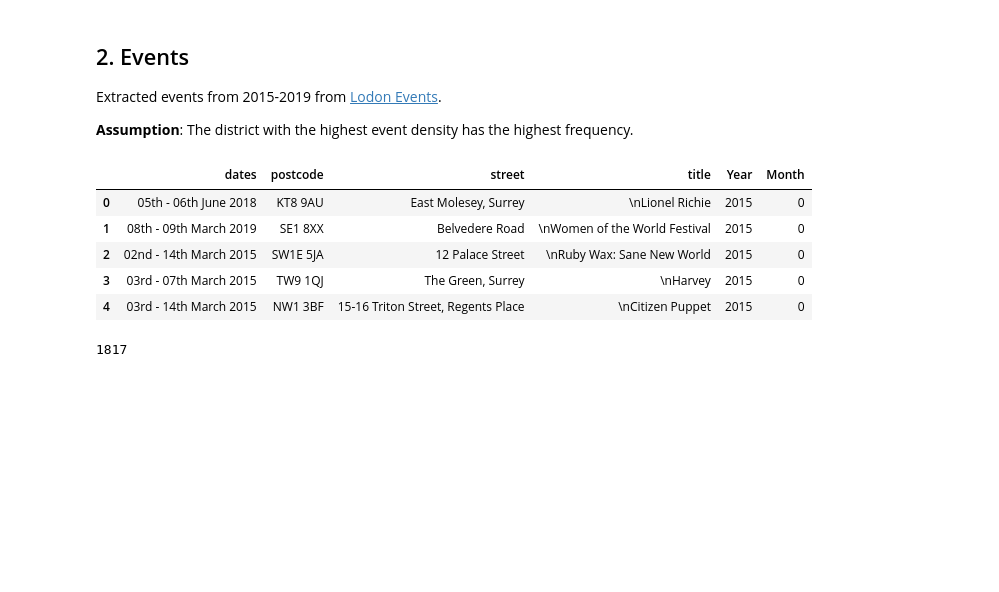
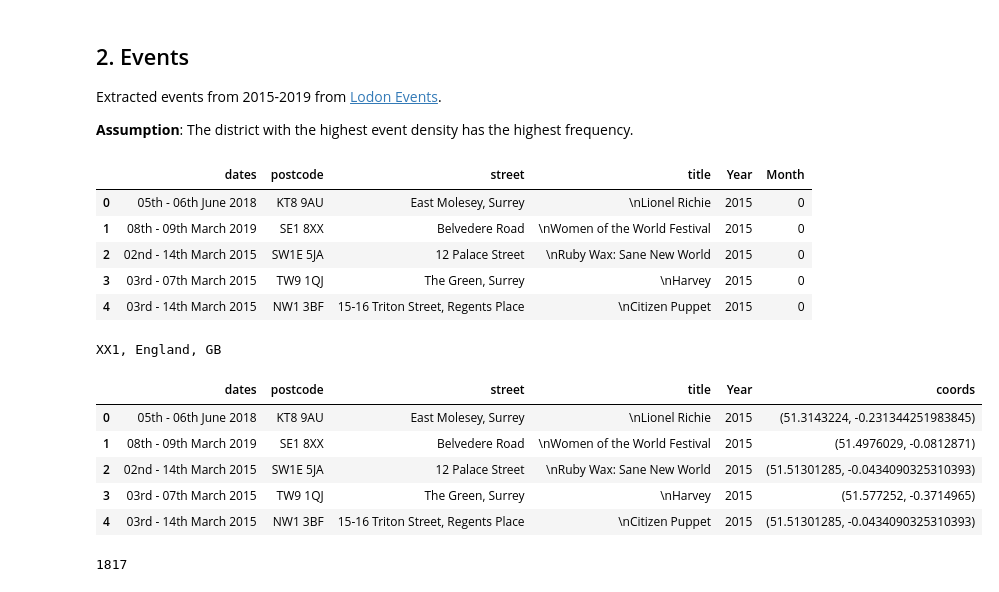
Before and after one commit to dataBikeHsUlm/MapReduce, a Jupyter notebook: Data_Profiling/AdditionalFeatures.ipynb, the cells around one changed output. Cells and saved outputs as stored; diff of their text form; code cells hidden in the pictures; blank space fills up the shorter version.

```diff
--- a/Data_Profiling/AdditionalFeatures.ipynb
+++ b/Data_Profiling/AdditionalFeatures.ipynb
@@ -78,6 +78,9 @@ with open('eventsdata/events-2019.json', 'r') as f:
 dfRaw19= pd.DataFrame(data19)
 df19=dfRaw19.assign(Year='2019')
 df5 = df19.drop(['locality','url'],axis=1)
+# %%
+from NominatimLibrary import Locator
+locator = Locator()
 # %%
 # Merge data
 frames = [df1, df2, df3,df4,df5]
@@ -91,6 +94,44 @@ f.head()
 | 2 | 02nd - 14th March 2015 | SW1E 5JA | 12 Palace Street | \nRuby Wax: Sane New World | 2015 | 0 |
 | 3 | 03rd - 07th March 2015 | TW9 1QJ | The Green, Surrey | \nHarvey | 2015 | 0 |
 | 4 | 03rd - 14th March 2015 | NW1 3BF | 15-16 Triton Street, Regents Place | \nCitizen Puppet | 2015 | 0 |
+# %%
+geonames = pd.read_csv("geoname_postcodes_world.txt", sep="\t", names=["country","postcode","city","","","","","","","lat","lon","accuracy"])
+
+dico = {}
+def locate(dictionnary, locator, x):
+    if dico.get(x) == None:
+        try:
+            dico[x] = locator.get_coordinates("" + x + ", England, GB")
+        except Exception as e:
+            # print(e)
+            # If it was not found, we use only the three first letters:
+            dpt = x[:3]
+            geo_coords = geonames[(geonames["country"] == "GB") & (geonames["postcode"] == dpt)][["lat","lon"]]
+            # Try in geonames :
+            if len(geo_coords) > 0:
+                dico[x] = (geo_coords.iloc[0].lat, geo_coords.iloc[0].lon)
+            else:
+                # Finally, try with Nominatim with the three first characters:
+                try:
+                    dico[x] = locator.get_coordinates("" + dpt + ", England, GB")
+                except Exception as e:
+                    print("Could not find :", e)
+                    if x[:3] == "XX1":
+                        print("Note: it is normal the postcode doesn't exist, it is 'secret cinema' at an unknown location.")
+                    # Finally if nothing is found, we take a point very far away:
+                    dico[x] = (0, 0)
+    return dico[x]
+
+final["coords"] = final["postcode"].map(lambda x: locate(dico, locator, x))
+final.head()
+# %% [output]
+XX1, England, GB
+|  | dates | postcode | street | title | Year | coords |
+| 0 | 05th - 06th June 2018 | KT8 9AU | East Molesey, Surrey | \nLionel Richie | 2015 | (51.3143224, -0.231344251983845) |
+| 1 | 08th - 09th March 2019 | SE1 8XX | Belvedere Road | \nWomen of the World Festival | 2015 | (51.4976029, -0.0812871) |
+| 2 | 02nd - 14th March 2015 | SW1E 5JA | 12 Palace Street | \nRuby Wax: Sane New World | 2015 | (51.51301285, -0.0434090325310393) |
+| 3 | 03rd - 07th March 2015 | TW9 1QJ | The Green, Surrey | \nHarvey | 2015 | (51.577252, -0.3714965) |
+| 4 | 03rd - 14th March 2015 | NW1 3BF | 15-16 Triton Street, Regents Place | \nCitizen Puppet | 2015 | (51.51301285, -0.0434090325310393) |
 # %%
 # Assign Month
 f.loc[f['dates'].str.contains('January'), 'Month'] = 1
```
Also changed, not shown: 1 other file.
